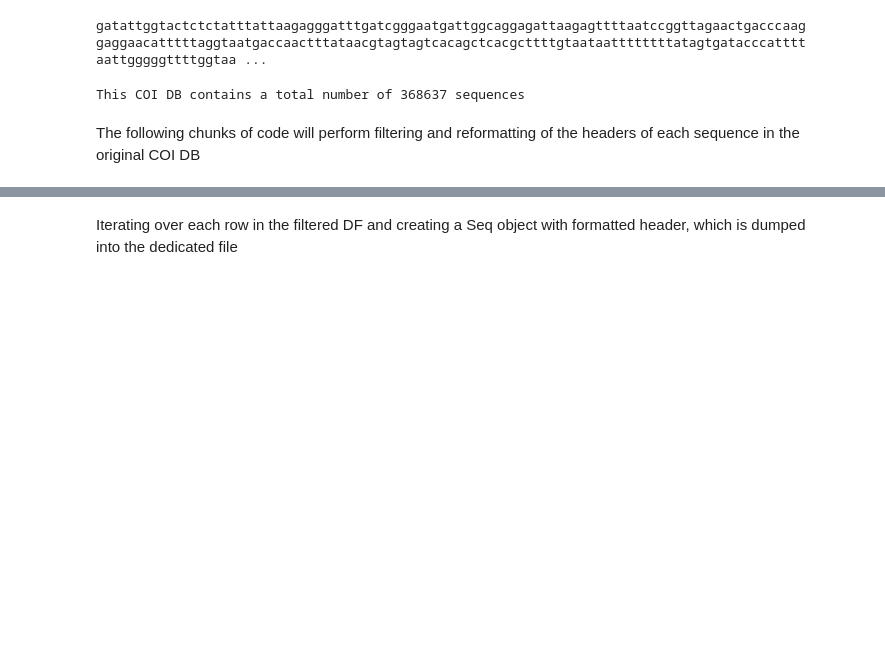
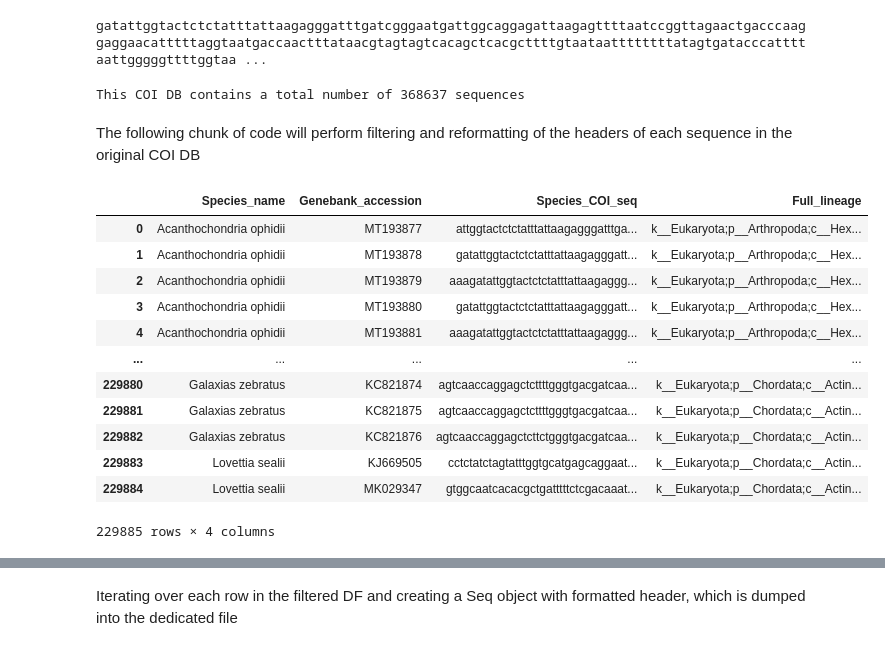
Before and after one commit to new-atlantis-labs/Metagenomics, a Jupyter notebook: notebooks/Custom_DB_MTG/CustomDB_MTG_Taxa_Profiling_v1.0.ipynb, the cells around one changed output, grey strips where cells are left out. Drawn from its saved outputs; the diff is of its cells as text; code cells hidden in the pictures; blank space fills up the shorter version.

```diff
--- a/notebooks/Custom_DB_MTG/CustomDB_MTG_Taxa_Profiling_v1.0.ipynb
+++ b/notebooks/Custom_DB_MTG/CustomDB_MTG_Taxa_Profiling_v1.0.ipynb
@@ -131,7 +135,7 @@ print("This COI DB contains a total number of {} sequences".format(coi_zooplankt
 # %% [output]
 This COI DB contains a total number of 368637 sequences
 # %% [markdown]
-The following chunks of code will perform filtering and reformatting of the headers of each sequence in the original COI DB
+The following chunk of code will perform filtering and reformatting of the headers of each sequence in the original COI DB
 # %%
 ###Uncomment below to rebuild custom DB
 filtered_coi_zooplankt_df = coi_zooplankt_df[coi_zooplankt_df.iloc[:,33].map(lambda s: isinstance(s, str))]
@@ -141,8 +145,47 @@ min_coi_zooplankt_df = filtered_coi_zooplankt_df.iloc[:,[1,8,30]]
 #Use genebank accession to fetch a bunch of info needed to reformat headers
 min_coi_zooplankt_df.columns = ["Species_name","Genebank_accession","Species_COI_seq"]
 #Add full lineage
-min_coi_zooplankt_df['Full_lineage'] = filtered_coi_zooplankt_df.iloc[:,33].map(lambda s: ";".join([l for l in s.split(';') if '_EXT' not in l and l!='']))
-#Drop duplicate entries for genebank accessions
-min_coi_zooplankt_df = min_coi_zooplankt_df.drop_duplicates(['Species_name'])
-#Reset index
+# min_coi_zooplankt_df['Full_lineage'] = filtered_coi_zooplankt_df.iloc[:,33].map(lambda s: ";".join([l for l in s.split(';') if '_EXT' not in l and l!='']))
+min_coi_zooplankt_df['Full_lineage'] = filtered_coi_zooplankt_df.iloc[:,33]
+#Here we drop duplicate marker genes
+min_coi_zooplankt_df.drop_duplicates(['Species_COI_seq'],inplace=True)
+
+#Removing duplicate lineages. Use info to fetch from NCBI a much better taxonomic description
+unique_lineages = min_coi_zooplankt_df["Full_lineage"].value_counts().index
+
+#Fetch lowest tax rank to be used to query the NCBI tax DB
+lowest_tax_ranks = unique_lineages.map(lambda s: s.split(";")[-2].replace("_EXT", "").replace("_", " "))
+
+#Set dict for mapping raw to polished tax lbls
+raw2polished_taxlbls = OrderedDict()
+
+#Generating a much nicer way to label taxonomy. Original label was a total mess
+tax_lvls_lbls = ['k__', 'p__', 'c__', 'o__', 'f__', 'g__', 's__']
+for (k,v) in zip(unique_lineages,lowest_tax_ranks):
+    try:
+        tax_tree_lbl = ";".join(["".join(s) for s in zip(tax_lvls_lbls, format_tax_lbl(taxid = v)[1])]).replace(" ","_")
+        raw2polished_taxlbls[k] = tax_tree_lbl
+    except:
+        raw2polished_taxlbls[k] = np.nan
+
+#Redefine column with a more elegant tax tree description
+min_coi_zooplankt_df["Full_lineage"] = min_coi_zooplankt_df["Full_lineage"].map(raw2polished_taxlbls)
+#Drop those annoying NAN entries
+min_coi_zooplankt_df.dropna(inplace=True)
 min_coi_zooplankt_df.reset_index(drop=True, inplace=True)
+# %%
+min_coi_zooplankt_df
+# %% [output]
+|  | Species_name | Genebank_accession | Species_COI_seq | Full_lineage |
+| 0 | Acanthochondria ophidii | MT193877 | attggtactctctatttattaagagggatttga... | k__Eukaryota;p__Arthropoda;c__Hex... |
+| 1 | Acanthochondria ophidii | MT193878 | gatattggtactctctatttattaagagggatt... | k__Eukaryota;p__Arthropoda;c__Hex... |
+| 2 | Acanthochondria ophidii | MT193879 | aaagatattggtactctctatttattaagaggg... | k__Eukaryota;p__Arthropoda;c__Hex... |
+| 3 | Acanthochondria ophidii | MT193880 | gatattggtactctctatttattaagagggatt... | k__Eukaryota;p__Arthropoda;c__Hex... |
+| 4 | Acanthochondria ophidii | MT193881 | aaagatattggtactctctatttattaagaggg... | k__Eukaryota;p__Arthropoda;c__Hex... |
+| ... | ... | ... | ... | ... |
+| 229880 | Galaxias zebratus | KC821874 | agtcaaccaggagctcttttgggtgacgatcaa... | k__Eukaryota;p__Chordata;c__Actin... |
+| 229881 | Galaxias zebratus | KC821875 | agtcaaccaggagctcttttgggtgacgatcaa... | k__Eukaryota;p__Chordata;c__Actin... |
+| 229882 | Galaxias zebratus | KC821876 | agtcaaccaggagctcttctgggtgacgatcaa... | k__Eukaryota;p__Chordata;c__Actin... |
+| 229883 | Lovettia sealii | KJ669505 | cctctatctagtatttggtgcatgagcaggaat... | k__Eukaryota;p__Chordata;c__Actin... |
+| 229884 | Lovettia sealii | MK029347 | gtggcaatcacacgctgatttttctcgacaaat... | k__Eukaryota;p__Chordata;c__Actin... |
+229885 rows × 4 columns
```
Also changed, not shown: parts of 18 cells of this notebook.
